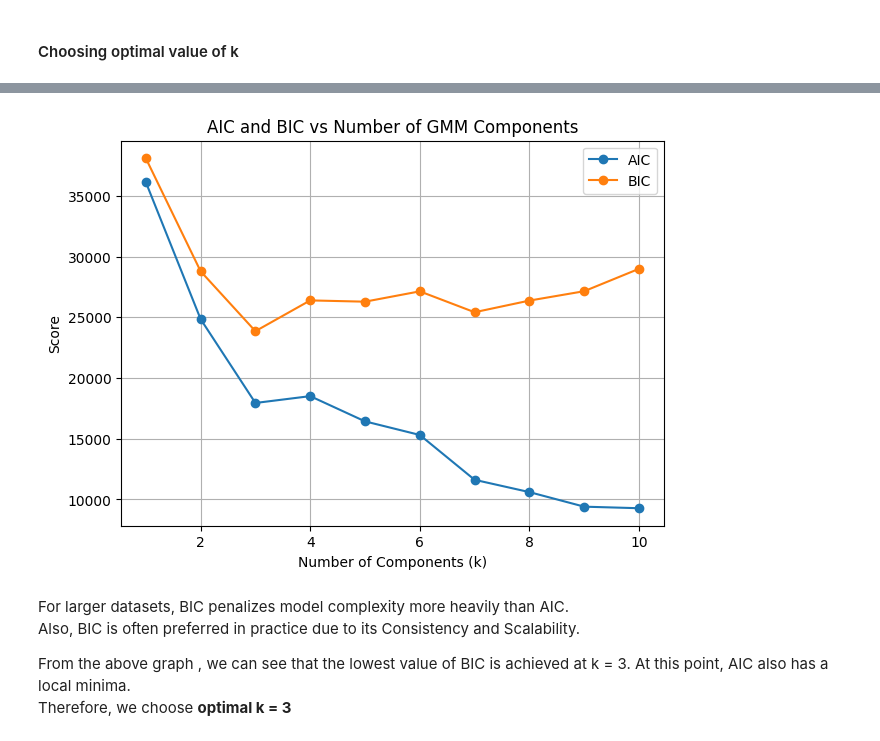
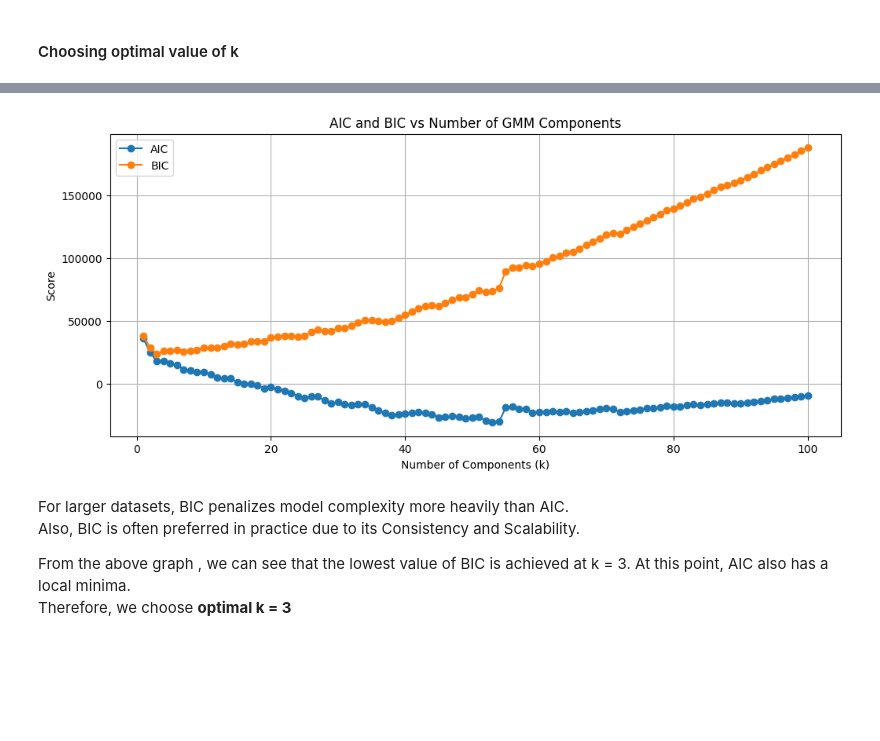
Before and after one commit to da25m012/DA25M012_DA5401-Assignment4, a Jupyter notebook: Assignment-4_GMMs.ipynb, the cells around one changed output, grey strips where cells are left out. Drawn from its saved outputs; the diff is of its cells as text; code cells hidden in the pictures; blank space fills up the shorter version.

```diff
--- a/Assignment-4_GMMs.ipynb
+++ b/Assignment-4_GMMs.ipynb
@@ -211,13 +213,13 @@ print (len(X_train_minority))
 # %% [markdown]
 #### Choosing optimal value of k
 # %%
-k_range = range(1, 11)
+k_range = range(1, 101)
 
 aic_scores = []
 bic_scores = []
 
 for k in k_range:
-    gmm = GaussianMixture(n_components=k, random_state = 42)
+    gmm = GaussianMixture(n_components = k, random_state = 42)
     gmm.fit(X_train_minority)
 
     aic_scores.append(gmm.aic(X_train_minority))
@@ -245,15 +233,15 @@ print(results)
 # %%
-plt.figure(figsize=(7, 5))
+plt.figure(figsize=(12, 5))
 plt.plot(k_range, aic_scores, marker='o', label='AIC')
 plt.plot(k_range, bic_scores, marker='o', label='BIC')
 plt.xlabel("Number of Components (k)")
 plt.ylabel("Score")
 plt.title("AIC and BIC vs Number of GMM Components")
 plt.legend()
 plt.grid(True)
 plt.show()
 # %% [output]
-[figure, old version]
+[figure, new version]
 # %% [markdown]
 For larger datasets, BIC penalizes model complexity more heavily than AIC.
 Also, BIC is often preferred in practice due to its Consistency and Scalability.
```
Also changed, not shown: parts of 12 cells of this notebook.
